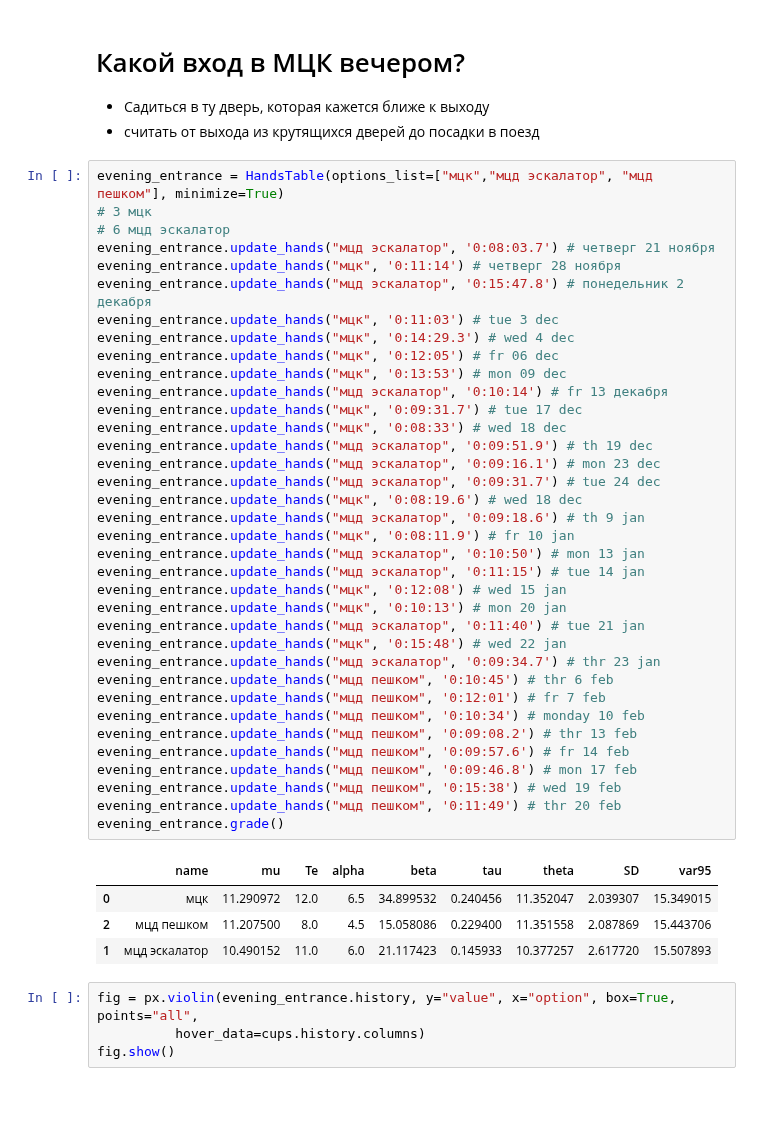
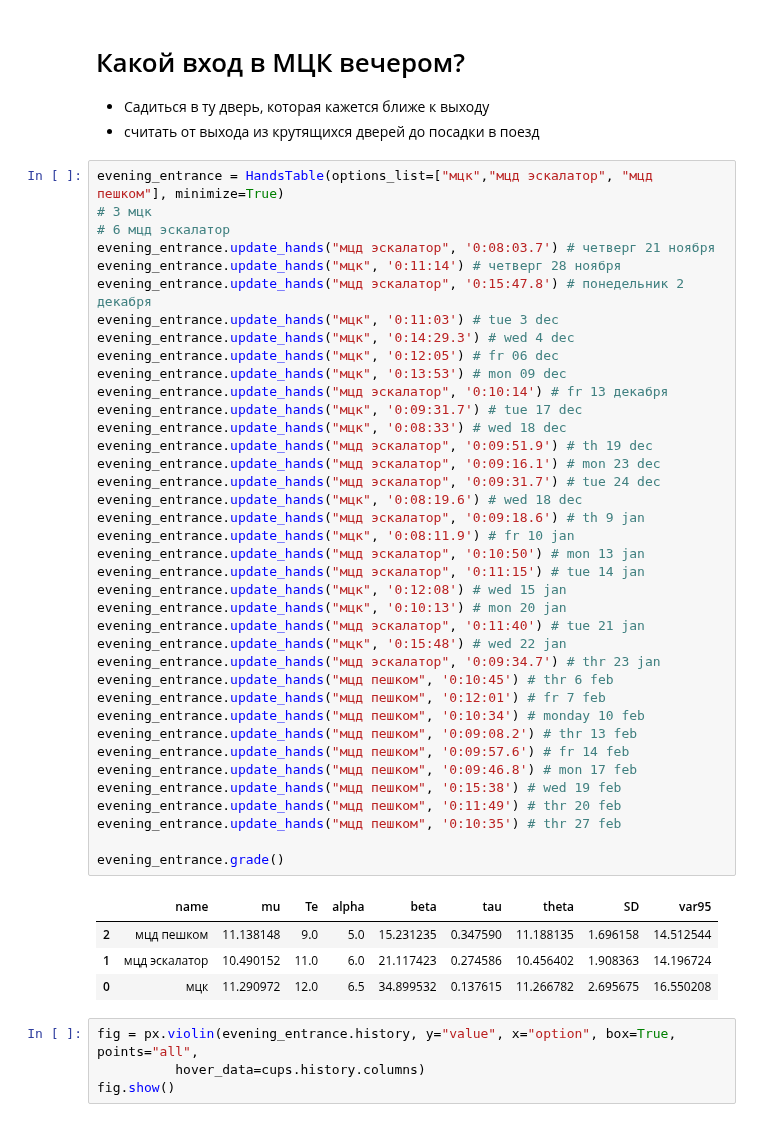
Before and after one commit to ksetdekov/trip_choice_optimizer, a Jupyter notebook: coffee-amount-optimization.ipynb, the cells around one changed output. Cells and saved outputs as stored; diff of their text form.

```diff
--- a/coffee-amount-optimization.ipynb
+++ b/coffee-amount-optimization.ipynb
@@ -396,36 +399,38 @@ evening_entrance.update_hands("мцк", '0:11:03') # tue 3 dec
 evening_entrance.update_hands("мцк", '0:14:29.3') # wed 4 dec
 evening_entrance.update_hands("мцк", '0:12:05') # fr 06 dec
 evening_entrance.update_hands("мцк", '0:13:53') # mon 09 dec
 evening_entrance.update_hands("мцд эскалатор", '0:10:14') # fr 13 декабря
 evening_entrance.update_hands("мцк", '0:09:31.7') # tue 17 dec
 evening_entrance.update_hands("мцк", '0:08:33') # wed 18 dec
 evening_entrance.update_hands("мцд эскалатор", '0:09:51.9') # th 19 dec
 evening_entrance.update_hands("мцд эскалатор", '0:09:16.1') # mon 23 dec
 evening_entrance.update_hands("мцд эскалатор", '0:09:31.7') # tue 24 dec
 evening_entrance.update_hands("мцк", '0:08:19.6') # wed 18 dec
 evening_entrance.update_hands("мцд эскалатор", '0:09:18.6') # th 9 jan
 evening_entrance.update_hands("мцк", '0:08:11.9') # fr 10 jan
 evening_entrance.update_hands("мцд эскалатор", '0:10:50') # mon 13 jan
 evening_entrance.update_hands("мцд эскалатор", '0:11:15') # tue 14 jan
 evening_entrance.update_hands("мцк", '0:12:08') # wed 15 jan
 evening_entrance.update_hands("мцк", '0:10:13') # mon 20 jan
 evening_entrance.update_hands("мцд эскалатор", '0:11:40') # tue 21 jan
 evening_entrance.update_hands("мцк", '0:15:48') # wed 22 jan
 evening_entrance.update_hands("мцд эскалатор", '0:09:34.7') # thr 23 jan
 evening_entrance.update_hands("мцд пешком", '0:10:45') # thr 6 feb
 evening_entrance.update_hands("мцд пешком", '0:12:01') # fr 7 feb
 evening_entrance.update_hands("мцд пешком", '0:10:34') # monday 10 feb
 evening_entrance.update_hands("мцд пешком", '0:09:08.2') # thr 13 feb
 evening_entrance.update_hands("мцд пешком", '0:09:57.6') # fr 14 feb
 evening_entrance.update_hands("мцд пешком", '0:09:46.8') # mon 17 feb
 evening_entrance.update_hands("мцд пешком", '0:15:38') # wed 19 feb
 evening_entrance.update_hands("мцд пешком", '0:11:49') # thr 20 feb
+evening_entrance.update_hands("мцд пешком", '0:10:35') # thr 27 feb
+
 evening_entrance.grade()
 # %% [output]
 |  | name | mu | Te | alpha | beta | tau | theta | SD | var95 |
-| 0 | мцк | 11.290972 | 12.0 | 6.5 | 34.899532 | 0.240456 | 11.352047 | 2.039307 | 15.349015 |
-| 2 | мцд пешком | 11.207500 | 8.0 | 4.5 | 15.058086 | 0.229400 | 11.351558 | 2.087869 | 15.443706 |
-| 1 | мцд эскалатор | 10.490152 | 11.0 | 6.0 | 21.117423 | 0.145933 | 10.377257 | 2.617720 | 15.507893 |
+| 2 | мцд пешком | 11.138148 | 9.0 | 5.0 | 15.231235 | 0.347590 | 11.188135 | 1.696158 | 14.512544 |
+| 1 | мцд эскалатор | 10.490152 | 11.0 | 6.0 | 21.117423 | 0.274586 | 10.456402 | 1.908363 | 14.196724 |
+| 0 | мцк | 11.290972 | 12.0 | 6.5 | 34.899532 | 0.137615 | 11.266782 | 2.695675 | 16.550208 |
 # %%
 fig = px.violin(evening_entrance.history, y="value", x="option", box=True, points="all",
           hover_data=cups.history.columns)
```
Also changed, not shown: parts of 5 cells of this notebook.
